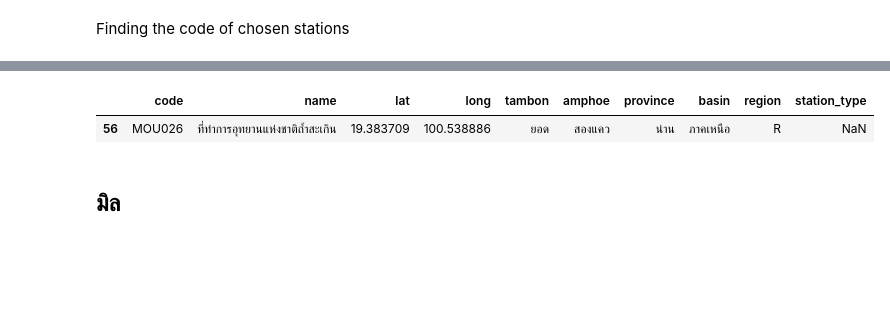
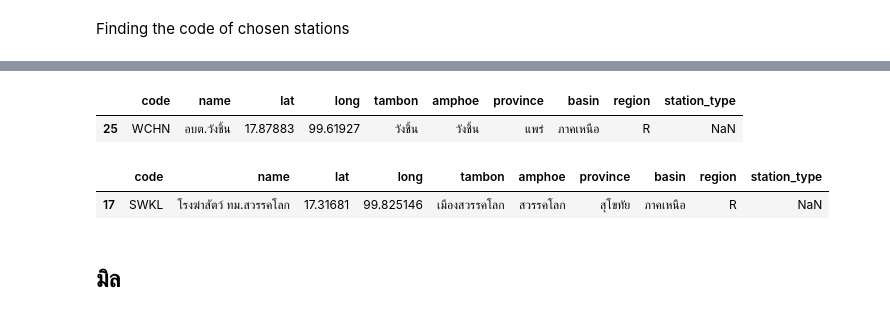
Before and after one commit to punnarat-w/Yomriver_analysis, a Jupyter notebook: ForecastingModel.ipynb, the cells around one changed output, grey strips where cells are left out. Drawn from its saved outputs; the diff is of its cells as text; code cells hidden in the pictures; blank space fills up the shorter version.

```diff
--- a/ForecastingModel.ipynb
+++ b/ForecastingModel.ipynb
@@ -59,8 +53,13 @@ description[description['name'] == 'หนองม่วงไข่']
 # %%
-description[description['name'] == 'ที่ทำการอุทยานแห่งชาติถ้ำสะเกิน']
+description[description['name'] == 'อบต.วังชิ้น']
 # %% [output]
 |  | code | name | lat | long | tambon | amphoe | province | basin | region | station_type |
-| 56 | MOU026 | ที่ทำการอุทยานแห่งชาติถ้ำสะเกิน | 19.383709 | 100.538886 | ยอด | สองแคว | น่าน | ภาคเหนือ | R | NaN |
+| 25 | WCHN | อบต.วังชิ้น | 17.87883 | 99.61927 | วังชิ้น | วังชิ้น | แพร่ | ภาคเหนือ | R | NaN |
+# %%
+description[description['name'] == 'โรงฆ่าสัตว์ ทม.สวรรคโลก']
+# %% [output]
+|  | code | name | lat | long | tambon | amphoe | province | basin | region | station_type |
+| 17 | SWKL | โรงฆ่าสัตว์ ทม.สวรรคโลก | 17.31681 | 99.825146 | เมืองสวรรคโลก | สวรรคโลก | สุโขทัย | ภาคเหนือ | R | NaN |
 # %% [markdown]
 ## **มิล**
 # %% [markdown]
```
Also changed, not shown: parts of 25 cells of this notebook.
